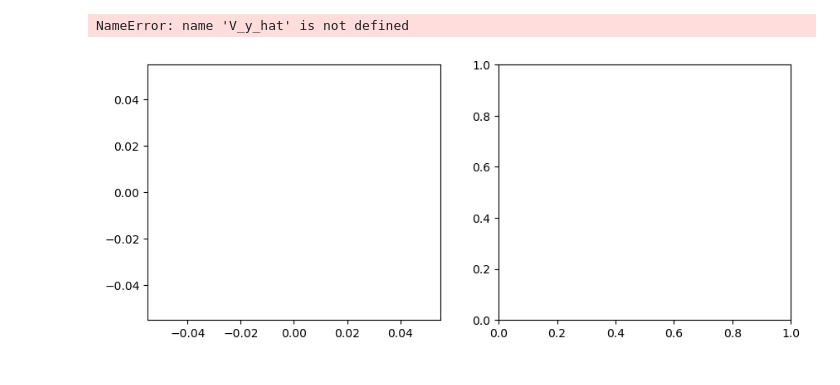
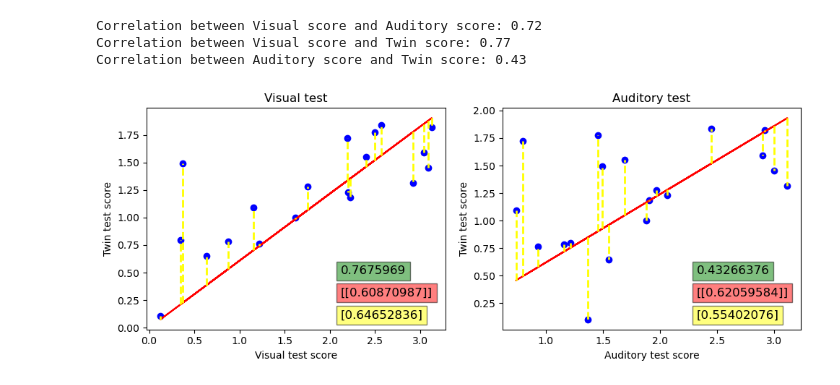
Before and after one commit to LuckyOwl47/synesthesia_experiment, a Jupyter notebook: statistics_final.ipynb, the cells around one changed output. Saved outputs shown, nothing was run; the diff lists cells and outputs as text; code cells hidden in the pictures.

```diff
--- a/statistics_final.ipynb
+++ b/statistics_final.ipynb
@@ -124,43 +114,87 @@ No artists with labels found to put in legend.  Note that artists whose label st
+# %%
+A = V_data.flatten()
+B = A_data.flatten()
+C = twin_data.flatten()
+
+# Calculate pairwise correlations
+r_AB, _ = pearsonr(A, B)
+r_AC, _ = pearsonr(A, C)
+r_BC, _ = pearsonr(B, C)
+
+print(f"Correlation between Visual score and Auditory score: {r_AB:.2f}")
+print(f"Correlation between Visual score and Twin score: {r_AC:.2f}")
+print(f"Correlation between Auditory score and Twin score: {r_BC:.2f}")
+# %% [output]
+Correlation between Visual score and Auditory score: 0.72
+Correlation between Visual score and Twin score: 0.77
+Correlation between Auditory score and Twin score: 0.43
 # %%
 # Create your arrays for x and y coordinates
 
 # Create the plot
 
 fig, (ax1, ax2) = plt.subplots(1, 2, figsize=(10, 4))
 ax1.scatter(V_data, twin_data, color='blue')
 ax1.plot(V_data, V_y_hat, color='red')
 
 # Add labels and title (optional)
-ax1.xlabel('Visual test score')
-ax1.ylabel('Twin score')
-ax1.title('Visual test')
+ax1.set_xlabel('Visual test score')
+ax1.set_ylabel('Twin test score')
+ax1.set_title('Visual test')
+ax1.text(0.65, 0.05, mean_squared_error(V_data, V_y_hat), transform=ax1.transAxes, fontsize=12,
+         bbox=dict(facecolor='yellow', alpha=0.5))
+ax1.text(0.65, 0.15, V_beta, transform=ax1.transAxes, fontsize=12,
+         bbox=dict(facecolor='red', alpha=0.5))
+ax1.text(0.65, 0.25, round(r_AC, 8), transform=ax1.transAxes, fontsize=12,
+         bbox=dict(facecolor='green', alpha=0.5))
 
 # Display the plot
-
-for i in range(y_test.size):
+y_hat = V_y_hat.flatten()
+for i in range(twin_data.size):
     squared_error = (twin_data - V_y_hat) ** 2
     #plt.annotate(f'SE: {squared_error:.2f}', (x, y), textcoords="offset points", xytext=(0, 10), ha='center')
-    ax1.plot((V_data[i], V_data[i]), (V_y_hat[i], twin_data[i]), linestyle='--', c='red', lw=2)
+    ax1.plot((V_data[i], V_data[i]), (V_y_hat[i], twin_data[i]), linestyle='--', c='yellow', lw=2)
 
 # Create your arrays for x and y coordinates
+
+# labels each datapoint
+'''labels = df['pid']
+for i, label in enumerate(labels):
+    ax1.text(V_data[i], twin_data[i], label, fontsize=12, ha='center', va='bottom')
+'''
+
+# displays the mse:
+ax2.text(0.65, 0.05, mean_squared_error(A_data, A_y_hat), transform=ax2.transAxes, fontsize=12,
+         bbox=dict(facecolor='yellow', alpha=0.5))
+ax2.text(0.65, 0.15, A_beta, transform=ax2.transAxes, fontsize=12,
+         bbox=dict(facecolor='red', alpha=0.5))
+ax2.text(0.65, 0.25, round(r_BC, 8), transform=ax2.transAxes, fontsize=12,
+         bbox=dict(facecolor='green', alpha=0.5))
+
+# labels each data point
+'''for i, label in enumerate(labels):
+    ax2.text(A_data[i], twin_data[i], label, fontsize=12, ha='center', va='bottom')
+'''
 
 # Create the plot for the auditory and twin score
 ax2.scatter(A_data, twin_data, color='blue')
 ax2.plot(A_data, A_y_hat, color='red')
 
 # Add labels and title (optional)
-ax2.xlabel('Auditory test score')
-ax2.ylabel('Twin test score')
-ax2.title('Auditory test')
+ax2.set_xlabel('Auditory test score')
+ax2.set_ylabel('Twin test score')
+ax2.set_title('Auditory test')
 
 # Display the plot
+y_hat = A_y_hat.flatten()
+for i in range(twin_data.size):
+    squared_error = (twin_data - y_hat) ** 2
+    plt.plot((A_data[i], A_data[i]), (A_y_hat[i], twin_data[i]), linestyle='--', c='yellow', lw=2)
 
-for i in range(twin_data):
-    squared_error = (twin_data - A_y_hat) ** 2
-    plt.plot((A_data[i], A_data[i]), (A_y_hat[i], twin_data[i]), linestyle='--', c='red', lw=2)
+
 # Add a legend
 plt.tight_layout()
+
 plt.show()
 # %% [output]
-NameError: name 'V_y_hat' is not defined
-[figure, old version]
+[figure, new version]
```
Also changed, not shown: parts of 14 cells of this notebook, 1 other file.
